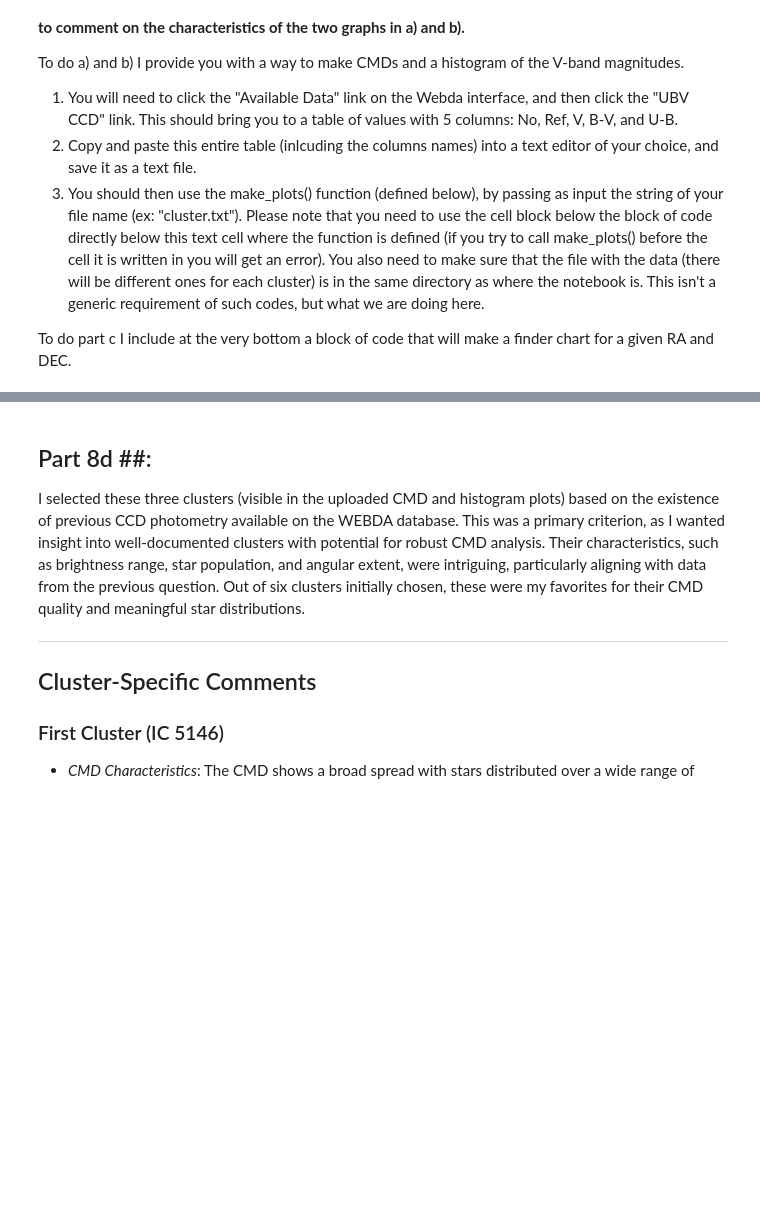
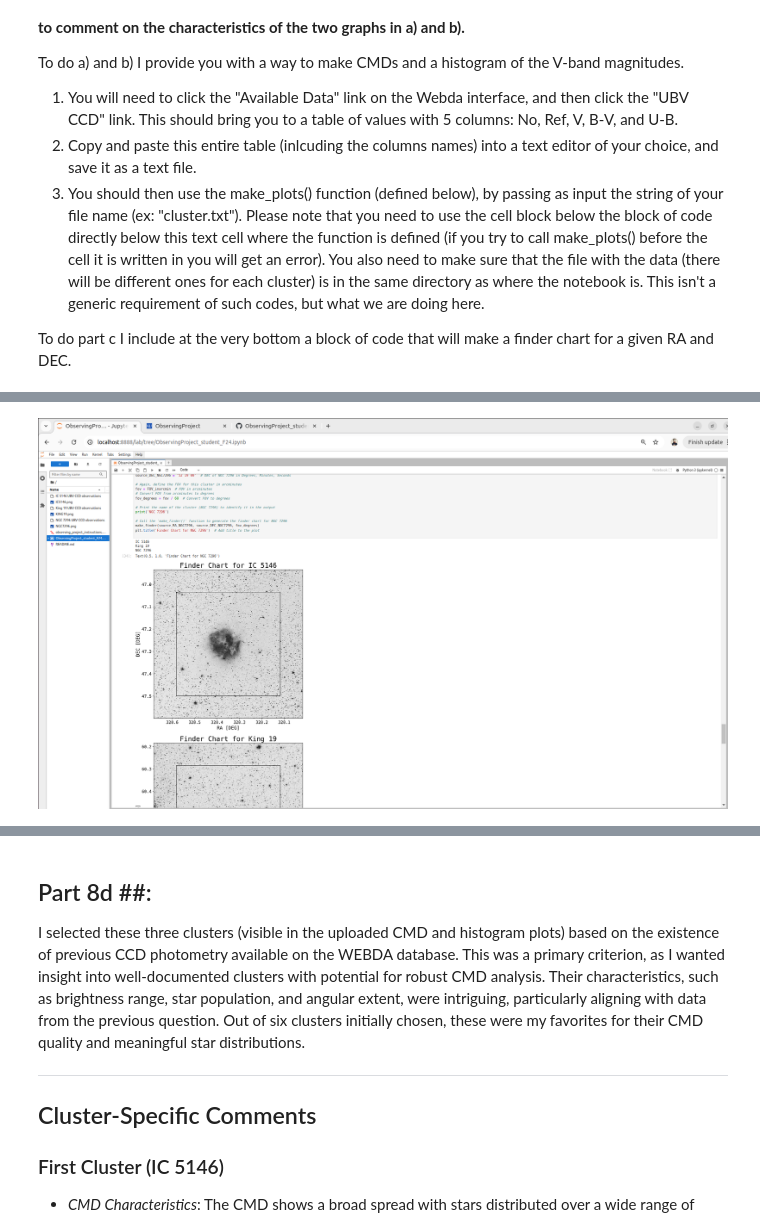
Before and after one commit to Lucc005/ObservingProject_student, a Jupyter notebook: ObservingProject_student_F24.ipynb, the cells around one changed output, grey strips where cells are left out. Saved outputs shown, nothing was run; the diff lists cells and outputs as text; code cells hidden in the pictures; blank space fills up the shorter version.

```diff
--- a/ObservingProject_student_F24.ipynb
+++ b/ObservingProject_student_F24.ipynb
@@ -686,0 +705,4 @@ Text(0.5, 1.0, 'Finder Chart for NGC 7296')
+# %%
+Image(filename='SS1.png')
+# %% [output]
+[figure, added]
```
Also changed, not shown: parts of 5 cells of this notebook.
